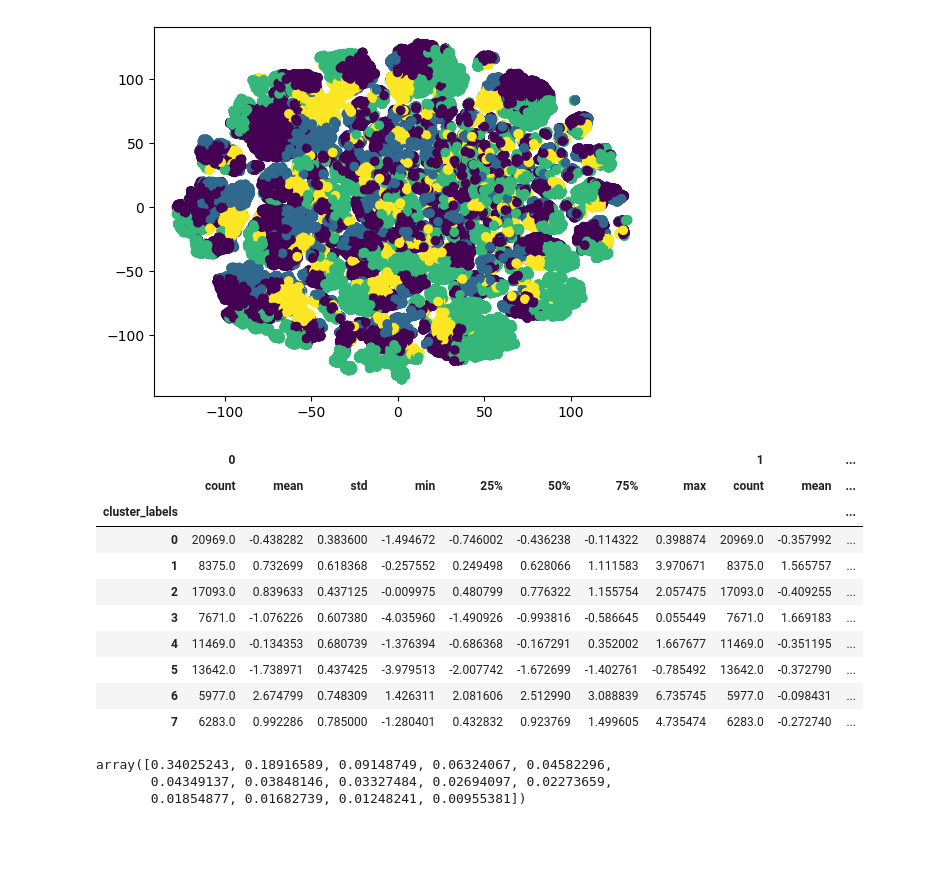
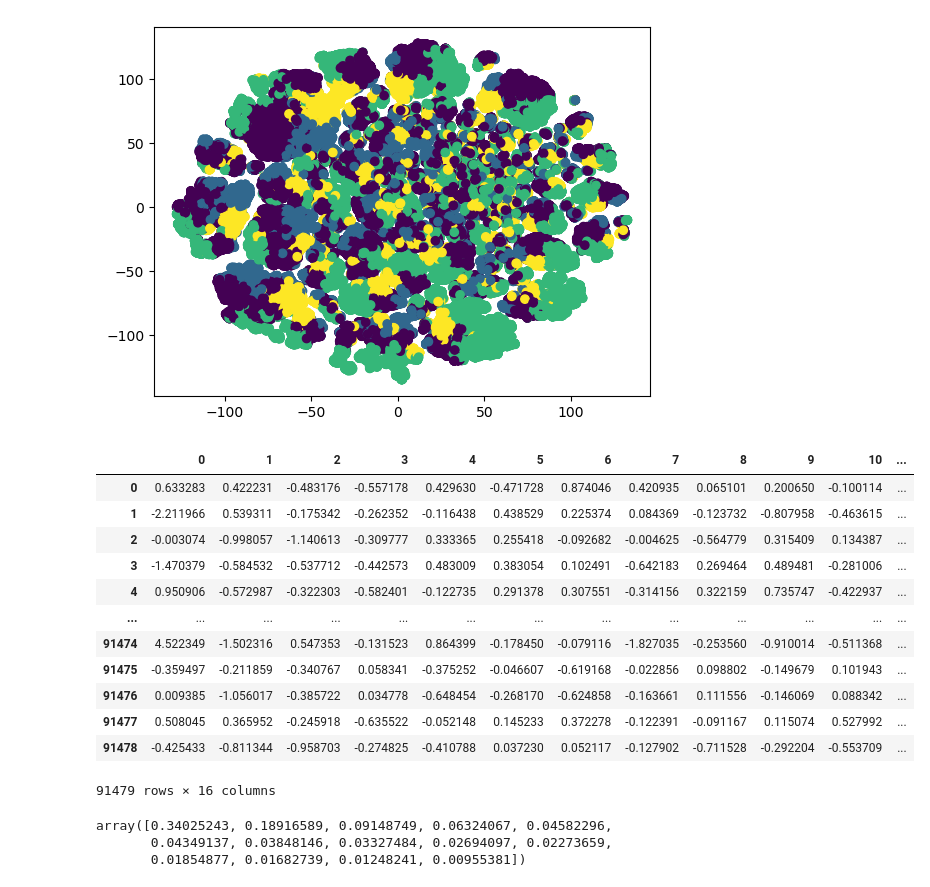
Before and after one commit to ZouhairHoussni/olist, a Jupyter notebook: modelisation.ipynb, the cells around one changed output. Saved outputs shown, nothing was run; the diff lists cells and outputs as text; code cells hidden in the pictures; blank space fills up the shorter version.

```diff
--- a/modelisation.ipynb
+++ b/modelisation.ipynb
@@ -206,39 +217,42 @@ plt.show()
 # %%
 a = FunctionTransformer(func=np.log1p)
 preprocessing = make_column_transformer((a,make_column_selector(dtype_include=np.number)),remainder='passthrough')
 log=preprocessing.fit_transform(df)
 
 
 transformer = make_column_transformer(
     (OneHotEncoder(sparse=False),make_column_selector(dtype_exclude=np.number)),
     (a,make_column_selector(dtype_include=np.number)),
     (MinMaxScaler(),make_column_selector(dtype_include=np.number))
     )
 
 transform_array=transformer.fit_transform(df)
 
 df_log=pd.DataFrame(transform_array)
 
 
 pca = PCA(n_components=0.95)
 df_pca=pd.DataFrame(pca.fit_transform(df_log))
 
 clustering =KMeans(n_clusters=8).fit(df_pca)
 df_pca['cluster_labels']=pd.Series(clustering.labels_)
 
 df_pca.groupby('cluster_labels').describe()
+df_pca
 # %% [output]
-|  | 0 |  |  |  |  |  |  |  | 1 |  | ... |
-|  | count | mean | std | min | 25% | 50% | 75% | max | count | mean | ... |
-| cluster_labels |  |  |  |  |  |  |  |  |  |  | ... |
-| 0 | 20969.0 | -0.438282 | 0.383600 | -1.494672 | -0.746002 | -0.436238 | -0.114322 | 0.398874 | 20969.0 | -0.357992 | ... |
-| 1 | 8375.0 | 0.732699 | 0.618368 | -0.257552 | 0.249498 | 0.628066 | 1.111583 | 3.970671 | 8375.0 | 1.565757 | ... |
-| 2 | 17093.0 | 0.839633 | 0.437125 | -0.009975 | 0.480799 | 0.776322 | 1.155754 | 2.057475 | 17093.0 | -0.409255 | ... |
-| 3 | 7671.0 | -1.076226 | 0.607380 | -4.035960 | -1.490926 | -0.993816 | -0.586645 | 0.055449 | 7671.0 | 1.669183 | ... |
-| 4 | 11469.0 | -0.134353 | 0.680739 | -1.376394 | -0.686368 | -0.167291 | 0.352002 | 1.667677 | 11469.0 | -0.351195 | ... |
-| 5 | 13642.0 | -1.738971 | 0.437425 | -3.979513 | -2.007742 | -1.672699 | -1.402761 | -0.785492 | 13642.0 | -0.372790 | ... |
-| 6 | 5977.0 | 2.674799 | 0.748309 | 1.426311 | 2.081606 | 2.512990 | 3.088839 | 6.735745 | 5977.0 | -0.098431 | ... |
-| 7 | 6283.0 | 0.992286 | 0.785000 | -1.280401 | 0.432832 | 0.923769 | 1.499605 | 4.735474 | 6283.0 | -0.272740 | ... |
+|  | 0 | 1 | 2 | 3 | 4 | 5 | 6 | 7 | 8 | 9 | 10 | ... |
+| 0 | 0.633283 | 0.422231 | -0.483176 | -0.557178 | 0.429630 | -0.471728 | 0.874046 | 0.420935 | 0.065101 | 0.200650 | -0.100114 | ... |
+| 1 | -2.211966 | 0.539311 | -0.175342 | -0.262352 | -0.116438 | 0.438529 | 0.225374 | 0.084369 | -0.123732 | -0.807958 | -0.463615 | ... |
+| 2 | -0.003074 | -0.998057 | -1.140613 | -0.309777 | 0.333365 | 0.255418 | -0.092682 | -0.004625 | -0.564779 | 0.315409 | 0.134387 | ... |
+| 3 | -1.470379 | -0.584532 | -0.537712 | -0.442573 | 0.483009 | 0.383054 | 0.102491 | -0.642183 | 0.269464 | 0.489481 | -0.281006 | ... |
+| 4 | 0.950906 | -0.572987 | -0.322303 | -0.582401 | -0.122735 | 0.291378 | 0.307551 | -0.314156 | 0.322159 | 0.735747 | -0.422937 | ... |
+| ... | ... | ... | ... | ... | ... | ... | ... | ... | ... | ... | ... | ... |
+| 91474 | 4.522349 | -1.502316 | 0.547353 | -0.131523 | 0.864399 | -0.178450 | -0.079116 | -1.827035 | -0.253560 | -0.910014 | -0.511368 | ... |
+| 91475 | -0.359497 | -0.211859 | -0.340767 | 0.058341 | -0.375252 | -0.046607 | -0.619168 | -0.022856 | 0.098802 | -0.149679 | 0.101943 | ... |
+| 91476 | 0.009385 | -1.056017 | -0.385722 | 0.034778 | -0.648454 | -0.268170 | -0.624858 | -0.163661 | 0.111556 | -0.146069 | 0.088342 | ... |
+| 91477 | 0.508045 | 0.365952 | -0.245918 | -0.635522 | -0.052148 | 0.145233 | 0.372278 | -0.122391 | -0.091167 | 0.115074 | 0.527992 | ... |
+| 91478 | -0.425433 | -0.811344 | -0.958703 | -0.274825 | -0.410788 | 0.037230 | 0.052117 | -0.127902 | -0.711528 | -0.292204 | -0.553709 | ... |
+91479 rows × 16 columns
 # %%
 pca.explained_variance_ratio_
 # %% [output]
```
Also changed, not shown: parts of 10 cells of this notebook.
